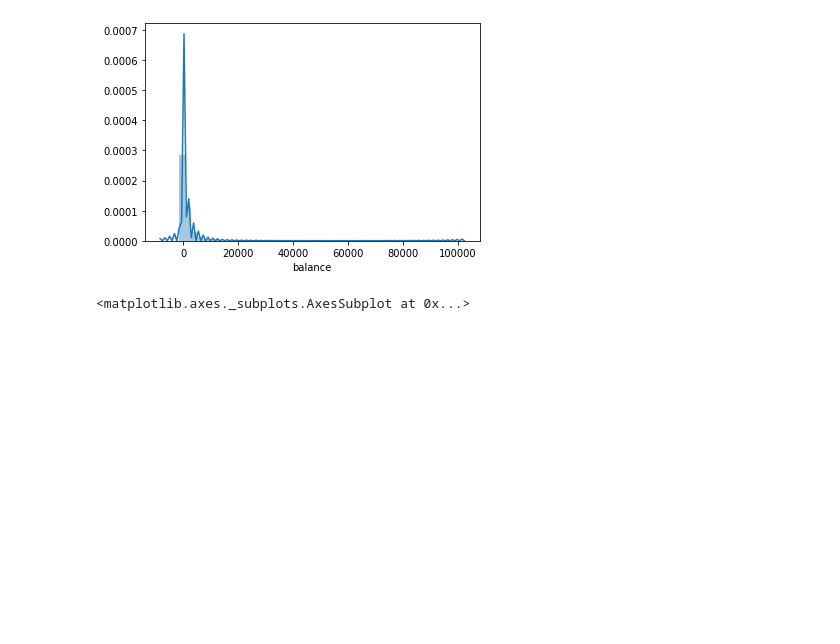
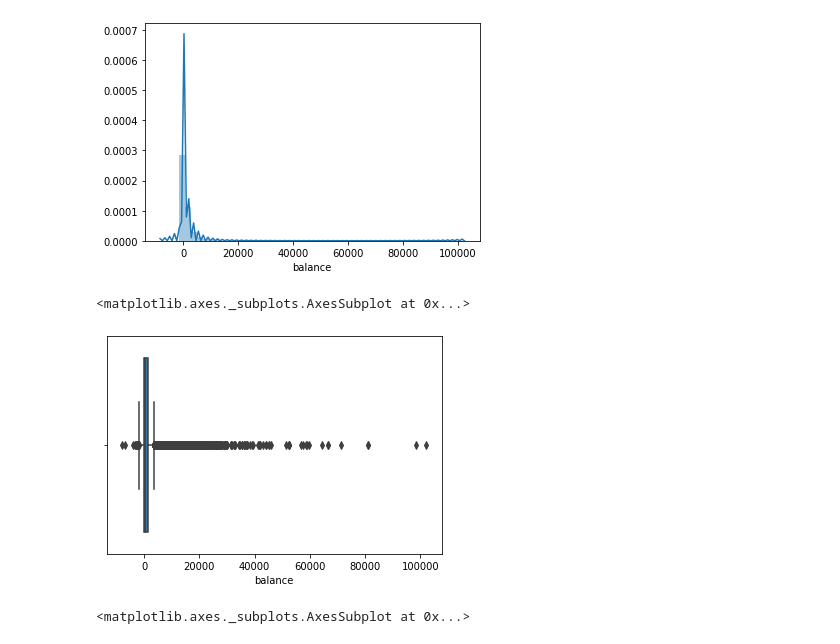
Before and after one commit to GreatLearningAIML1/gl-pgp-aiml-uta-intl-mar20-veenaneshwari, a Jupyter notebook: May30/TermDepositSale.ipynb, the cells around one changed output. Drawn from its saved outputs; the diff is of its cells as text; code cells hidden in the pictures; blank space fills up the shorter version.

```diff
--- a/May30/TermDepositSale.ipynb
+++ b/May30/TermDepositSale.ipynb
@@ -97,6 +111,11 @@ sns.distplot(Data['balance'])
 # %% [output]
 <matplotlib.axes._subplots.AxesSubplot at 0x...>
 [figure]
+# %%
+sns.boxplot(Data.balance)
+# %% [output]
+<matplotlib.axes._subplots.AxesSubplot at 0x...>
+[figure, added]
 # %%
 sns.distplot(Data['duration'])
 # %% [output]
```
Also changed, not shown: parts of 14 cells of this notebook, 1 other file.
